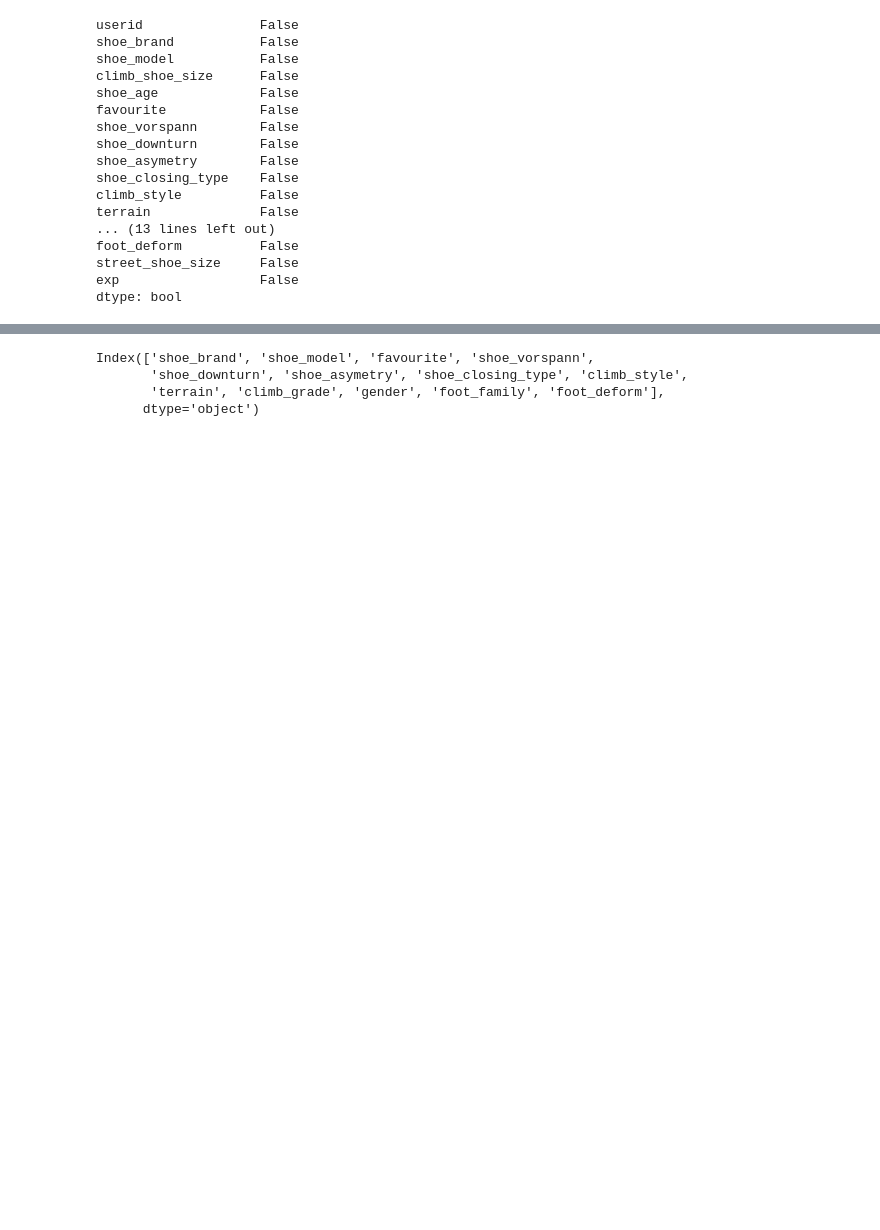
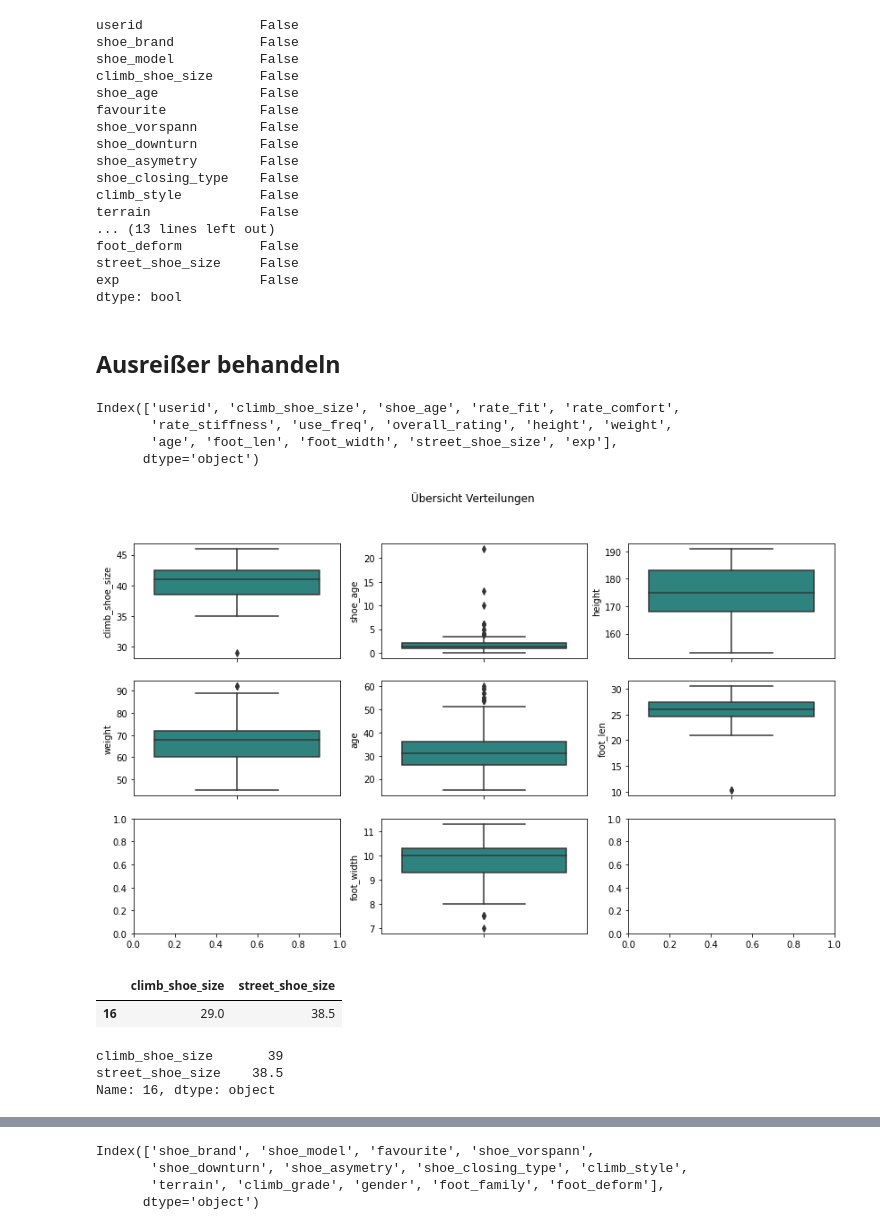
Before and after one commit to chalkiswhite/climbing-shoe-recommender, a Jupyter notebook: shoemodel_classification.ipynb, the cells around one changed output, grey strips where cells are left out. Cells and saved outputs as stored; diff of their text form; code cells hidden in the pictures; blank space fills up the shorter version.

```diff
--- a/shoemodel_classification.ipynb
+++ b/shoemodel_classification.ipynb
@@ -443,3 +467,38 @@ foot_deform          False
 street_shoe_size     False
 exp                  False
 dtype: bool
+# %% [markdown]
+## Ausreißer behandeln
+# %%
+df.select_dtypes(['int64','float64']).columns
+# %% [output]
+Index(['userid', 'climb_shoe_size', 'shoe_age', 'rate_fit', 'rate_comfort',
+       'rate_stiffness', 'use_freq', 'overall_rating', 'height', 'weight',
+       'age', 'foot_len', 'foot_width', 'street_shoe_size', 'exp'],
+      dtype='object')
+# %%
+fig, axs = plt.subplots(3, 3, figsize=(14, 8))
+fig.suptitle('Übersicht Verteilungen')
+sns.boxplot(y='climb_shoe_size',data=df,palette='viridis', ax=axs[0,0])
+sns.boxplot(y='shoe_age',data=df,palette='viridis',ax=axs[0,1])
+sns.boxplot(y='height',data=df,palette='viridis',ax=axs[0,2])
+sns.boxplot(y='weight',data=df,palette='viridis',ax=axs[1,0])
+sns.boxplot(y='age',data=df,palette='viridis',ax=axs[1,1])
+sns.boxplot(y='foot_len',data=df,palette='viridis',ax=axs[1,2])
+sns.boxplot(y='foot_width',data=df,palette='viridis',ax=axs[2,1])
+
+plt.show()
+# %% [output]
+[figure, added]
+# %%
+df[['climb_shoe_size','street_shoe_size']][df['climb_shoe_size']<30]
+# %% [output]
+|  | climb_shoe_size | street_shoe_size |
+| 16 | 29.0 | 38.5 |
+# %%
+df.at[16,'climb_shoe_size'] = 39
+df.iloc[16][['climb_shoe_size','street_shoe_size']]
+# %% [output]
+climb_shoe_size       39
+street_shoe_size    38.5
+Name: 16, dtype: object
```
Also changed, not shown: parts of 39 cells of this notebook.
